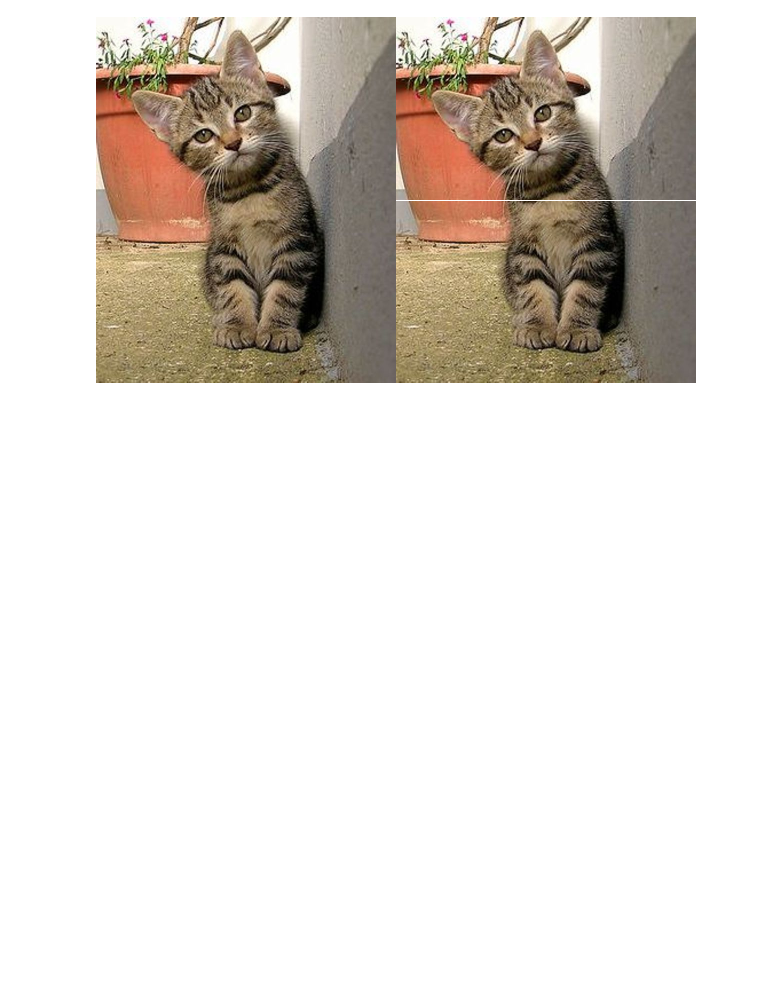
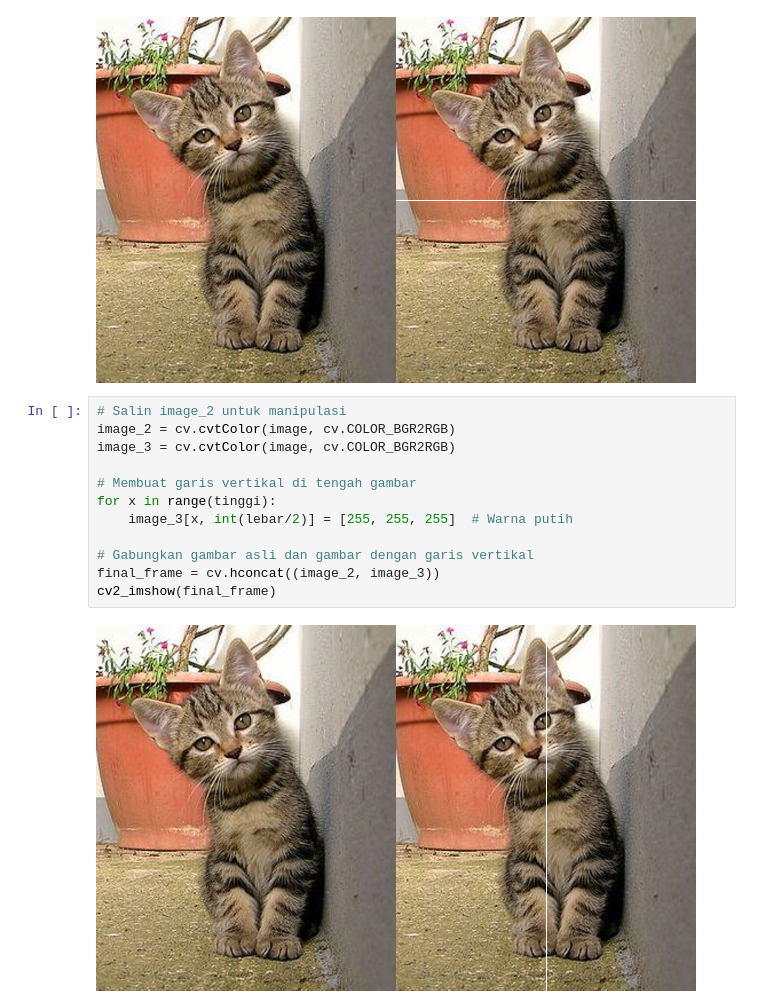
Before and after one commit to ZakiLazuardi987/PCVK_Ganjil_2024, a Jupyter notebook: Week1.ipynb, the cells around one changed output. Drawn from its saved outputs; the diff is of its cells as text; blank space fills up the shorter version.

```diff
--- a/Week1.ipynb
+++ b/Week1.ipynb
@@ -48,3 +48,17 @@ final_frame = cv.hconcat((image_2, image_3))
 cv2_imshow(final_frame)
 # %% [output]
 [figure]
+# %%
+# Salin image_2 untuk manipulasi
+image_2 = cv.cvtColor(image, cv.COLOR_BGR2RGB)
+image_3 = cv.cvtColor(image, cv.COLOR_BGR2RGB)
+
+# Membuat garis vertikal di tengah gambar
+for x in range(tinggi):
+    image_3[x, int(lebar/2)] = [255, 255, 255]  # Warna putih
+
+# Gabungkan gambar asli dan gambar dengan garis vertikal
+final_frame = cv.hconcat((image_2, image_3))
+cv2_imshow(final_frame)
+# %% [output]
+[figure, added]
```
Also changed, not shown: parts of 3 cells of this notebook.
